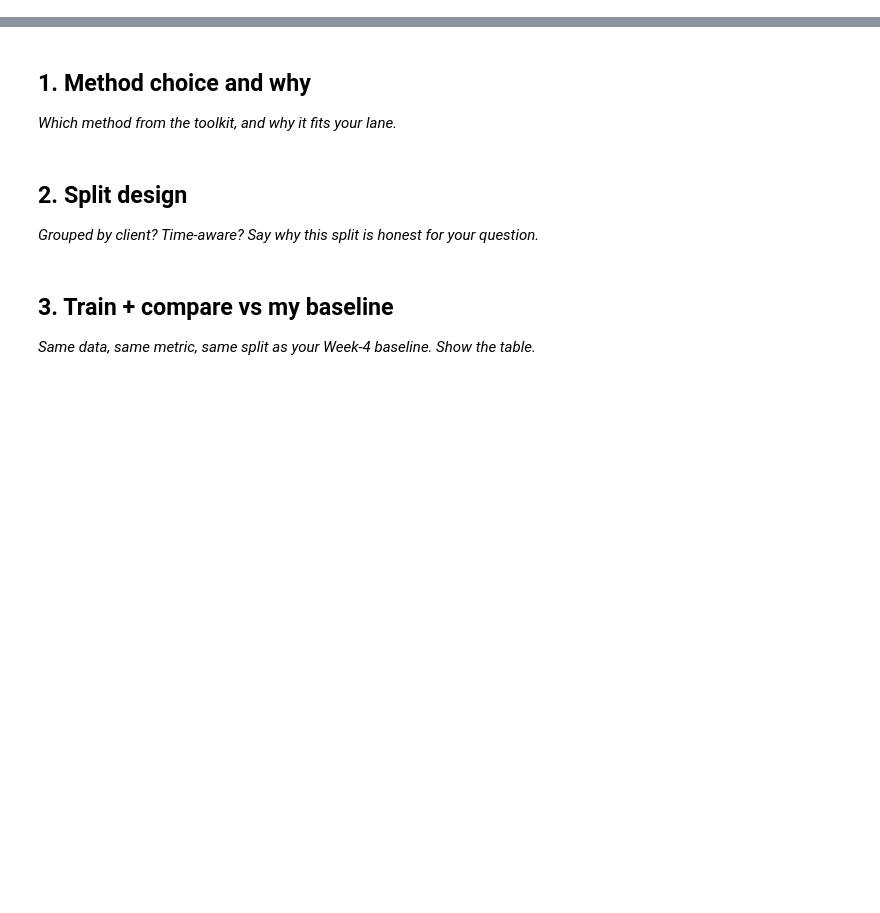
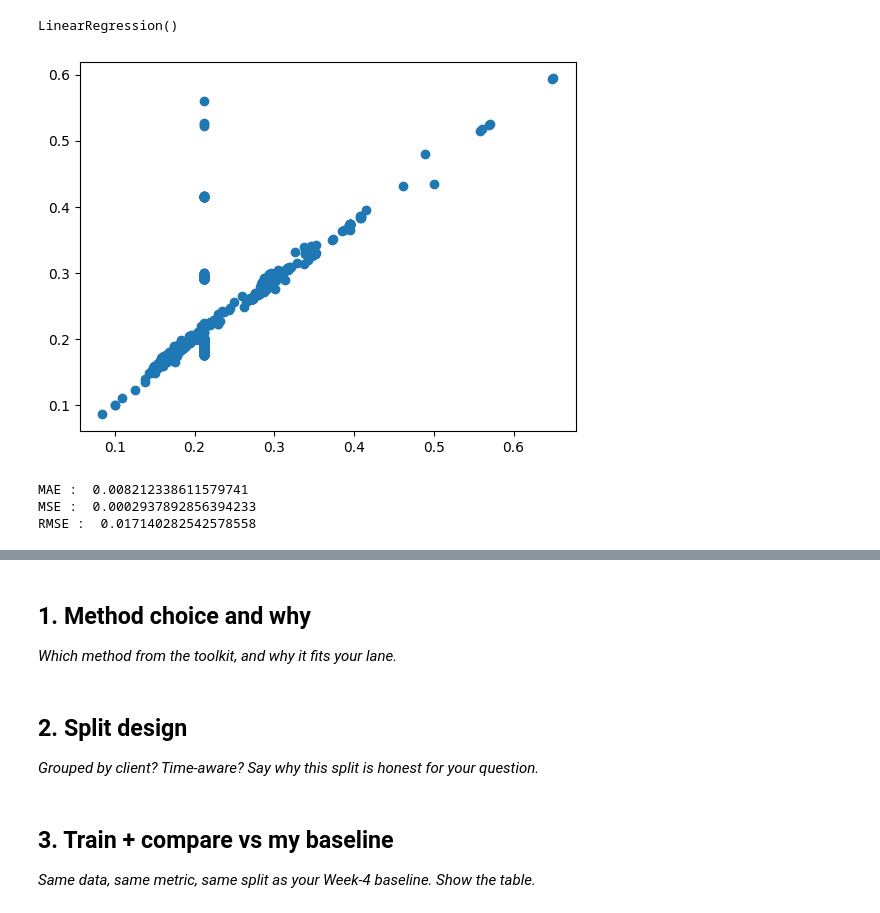
Before and after one commit to RohanNK86/ML_Intern_Assets, a Jupyter notebook: work/notebooks/w05_model.ipynb, the cells around one changed output, grey strips where cells are left out. Cells and saved outputs as stored; diff of their text form; code cells hidden in the pictures; blank space fills up the shorter version.

```diff
--- a/work/notebooks/w05_model.ipynb
+++ b/work/notebooks/w05_model.ipynb
@@ -8,0 +30,13 @@ This skeleton is yours to fill. Work the sections **in order** — each one has
+# %%
+# List of numerical columns you want to impute with mean
+num_cols = [
+    'search_volume', 'competition', 'cpc',
+    'word_count', 'char_count', 'trend_pct',
+    'ctr_gap_score', 'volume_score', 'score'
+]
+
+# Impute missing values with the column mean using Pandas .mean()
+df[num_cols] = df[num_cols].fillna(df[num_cols].mean())
+
+# For categorical columns like 'competition_level', fill missing values with the mode (most frequent value)
+df['competition_level'] = df['competition_level'].fillna(df['competition_level'].mode()[0])
@@ -8,0 +61,4 @@ This skeleton is yours to fill. Work the sections **in order** — each one has
+# %%
+X = df[['search_volume', 'competition', 'cpc', 'word_count', 'char_count', 'trend_pct', 'staleness_score', 'ctr_gap_score', 'volume_score']]
+y = df['score']
+X_train, X_test, y_train, y_test = train_test_split(X, y, test_size=0.3, random_state=101)
@@ -8,0 +67,12 @@ This skeleton is yours to fill. Work the sections **in order** — each one has
+# %%
+lm = LinearRegression()
+lm.fit(X_train, y_train)
+# %% [output]
+LinearRegression()
+# %%
+pred = lm.predict(X_test)
+# %%
+pt.scatter(y_test, pred)
+pt.show()
+# %% [output]
+[figure, added]
@@ -8,0 +81,8 @@ This skeleton is yours to fill. Work the sections **in order** — each one has
+# %%
+print('MAE : ',metrics.mean_absolute_error(y_test, pred))
+print('MSE : ',metrics.mean_squared_error(y_test, pred))
+print('RMSE : ',metrics.root_mean_squared_error(y_test, pred))
+# %% [output]
+MAE :  0.008212338611579741
+MSE :  0.0002937892856394233
+RMSE :  0.017140282542578558
```
Also changed, not shown: parts of 9 cells of this notebook.
